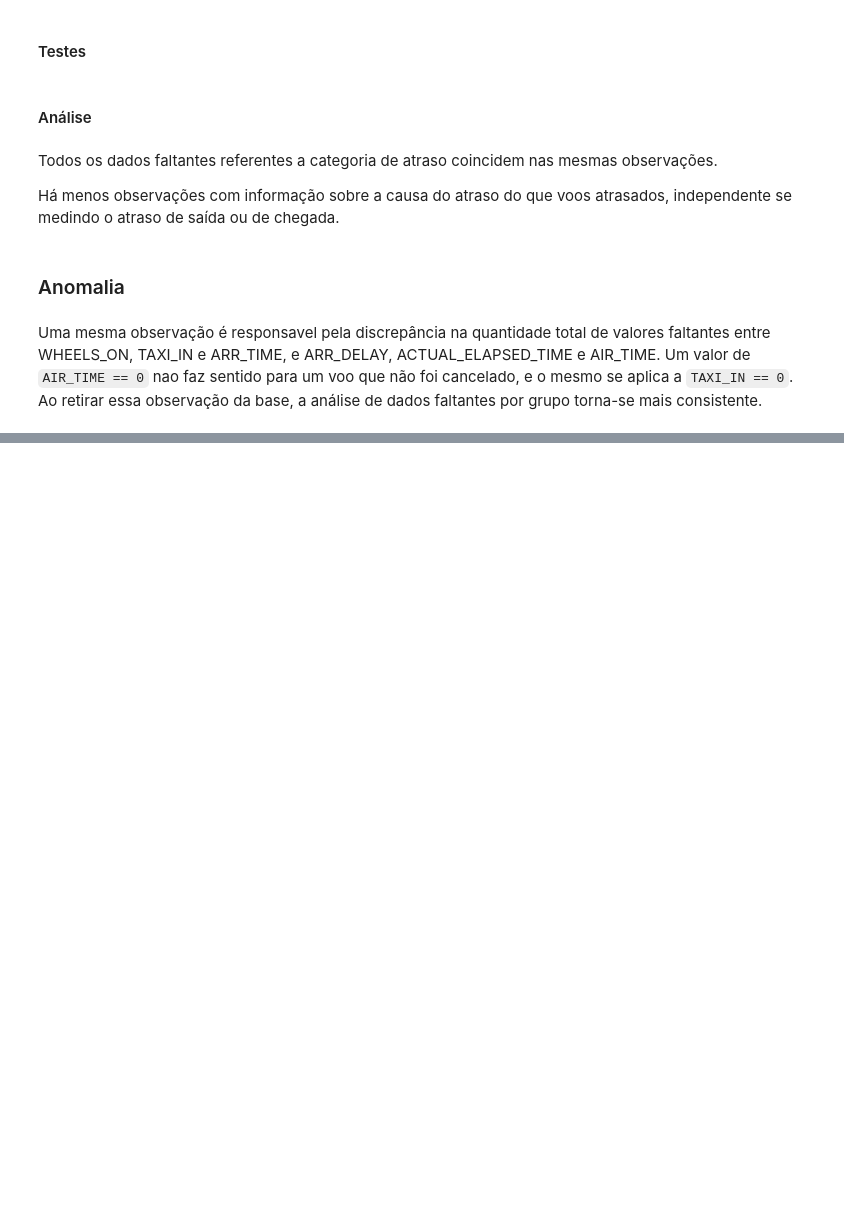
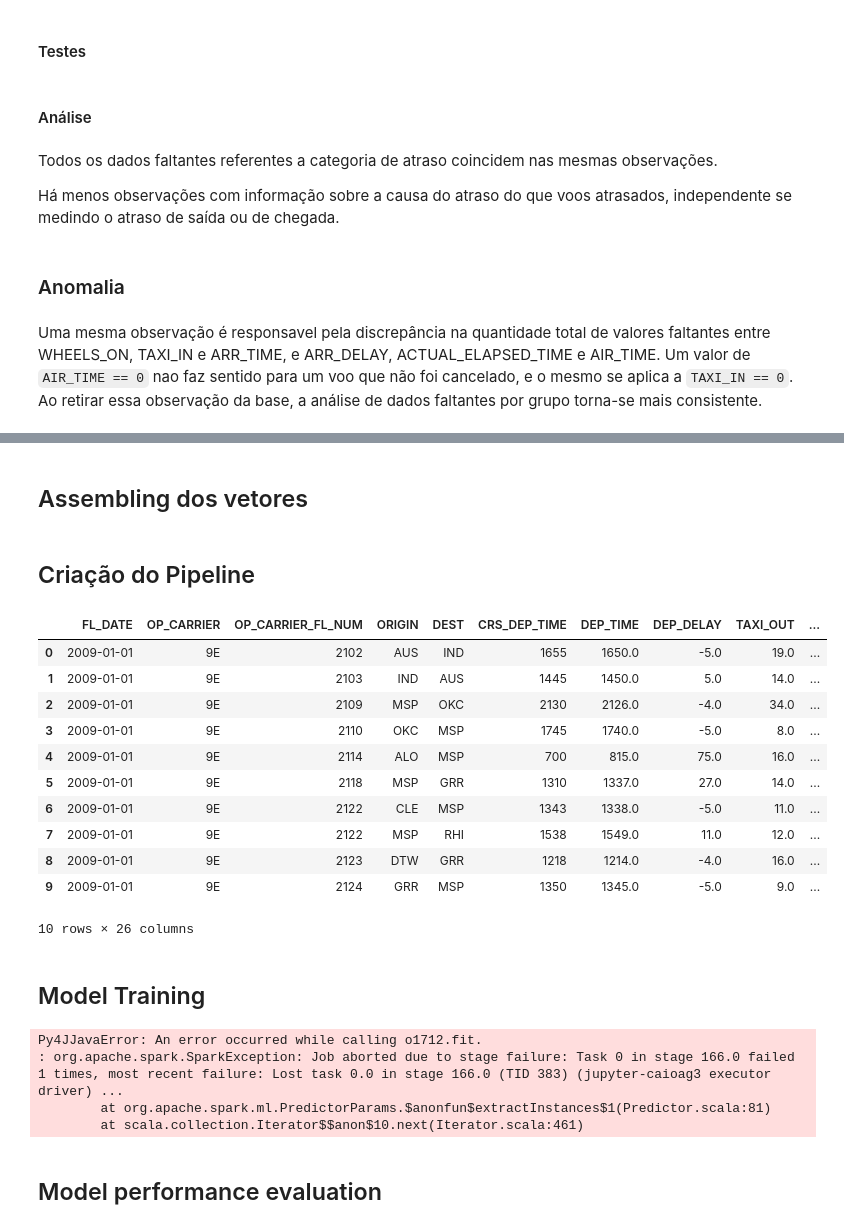
Before and after one commit to caio-a-garcia/BIG-DATA-Projeto-Final, a Jupyter notebook: Limpeza_de_dados.ipynb, the cells around one changed output, grey strips where cells are left out. Drawn from its saved outputs; the diff is of its cells as text; code cells hidden in the pictures; blank space fills up the shorter version.

Commit message:
Analise de dados faltantes, pos git add

```diff
--- a/Limpeza_de_dados.ipynb
+++ b/Limpeza_de_dados.ipynb
@@ -218,0 +317,57 @@ Um valor de `AIR_TIME == 0` nao faz sentido para um voo que não foi cancelado,
+# %%
+cat_features = ["OP_CARRIER", "ORIGIN", "DEST"] # "OP_CARRIER_FL_NUM",
+
+indexOutputCols = [x + 'Index' for x in cat_features]
+
+oheOutputCols = [x + 'OHE' for x in cat_features]
+
+stringIndex = StringIndexer(inputCols = cat_features,
+                            outputCols = indexOutputCols,
+                            handleInvalid = 'skip')
+
+oheEncoder = OneHotEncoder(inputCols = indexOutputCols,
+                           outputCols = oheOutputCols)
+# %%
+num_features = ["TAXI_OUT", "DEP_DELAY", "CRS_ELAPSED_TIME", "DISTANCE"]
+
+numVecAssembler = VectorAssembler(inputCols = num_features,
+                                  outputCol = 'features',
+                                  handleInvalid = 'skip')
+
+stdScaler = StandardScaler(inputCol = 'features',
+                           outputCol = 'features_scaled')
+# %% [markdown]
+## Assembling dos vetores
+# %%
+assembleInputs = oheOutputCols + ['features_scaled']
+
+vecAssembler = VectorAssembler(inputCols = assembleInputs,
+                               outputCol = 'features_vector')
+# %%
+stages = [stringIndex, oheEncoder, numVecAssembler, stdScaler, vecAssembler]
+# %% [markdown]
+## Criação do Pipeline
+# %%
+# Criacao do pipeline de transformacao
+transform_pipeline = Pipeline(stages=stages)
+
+# Aplicacao do pipeline nos dados de treino
+fitted_transformer = transform_pipeline.fit(train_df)
+transformed_train_df = fitted_transformer.transform(train_df)
+
+transformed_train_df.limit(10).toPandas()
+# %% [output]
+|  | FL_DATE | OP_CARRIER | OP_CARRIER_FL_NUM | ORIGIN | DEST | CRS_DEP_TIME | DEP_TIME | DEP_DELAY | TAXI_OUT | ... |
+| 0 | 2009-01-01 | 9E | 2102 | AUS | IND | 1655 | 1650.0 | -5.0 | 19.0 | ... |
+| 1 | 2009-01-01 | 9E | 2103 | IND | AUS | 1445 | 1450.0 | 5.0 | 14.0 | ... |
+| 2 | 2009-01-01 | 9E | 2109 | MSP | OKC | 2130 | 2126.0 | -4.0 | 34.0 | ... |
+| 3 | 2009-01-01 | 9E | 2110 | OKC | MSP | 1745 | 1740.0 | -5.0 | 8.0 | ... |
+| 4 | 2009-01-01 | 9E | 2114 | ALO | MSP | 700 | 815.0 | 75.0 | 16.0 | ... |
+| 5 | 2009-01-01 | 9E | 2118 | MSP | GRR | 1310 | 1337.0 | 27.0 | 14.0 | ... |
+| 6 | 2009-01-01 | 9E | 2122 | CLE | MSP | 1343 | 1338.0 | -5.0 | 11.0 | ... |
+| 7 | 2009-01-01 | 9E | 2122 | MSP | RHI | 1538 | 1549.0 | 11.0 | 12.0 | ... |
+| 8 | 2009-01-01 | 9E | 2123 | DTW | GRR | 1218 | 1214.0 | -4.0 | 16.0 | ... |
+| 9 | 2009-01-01 | 9E | 2124 | GRR | MSP | 1350 | 1345.0 | -5.0 | 9.0 | ... |
+10 rows × 26 columns
+# %% [markdown]
+## Model Training
@@ -218,0 +385,9 @@ Um valor de `AIR_TIME == 0` nao faz sentido para um voo que não foi cancelado,
+# %%
+fitted_pipe = pipe.fit(train_df)
+# %% [output]
+Py4JJavaError: An error occurred while calling o1712.fit.
+: org.apache.spark.SparkException: Job aborted due to stage failure: Task 0 in stage 166.0 failed 1 times, most recent failure: Lost task 0.0 in stage 166.0 (TID 383) (jupyter-caioag3 executor driver) ...
+        at org.apache.spark.ml.PredictorParams.$anonfun$extractInstances$1(Predictor.scala:81)
+        at scala.collection.Iterator$$anon$10.next(Iterator.scala:461)
+# %% [markdown]
+## Model performance evaluation
```
Also changed, not shown: parts of 28 cells of this notebook, 1 other file.
